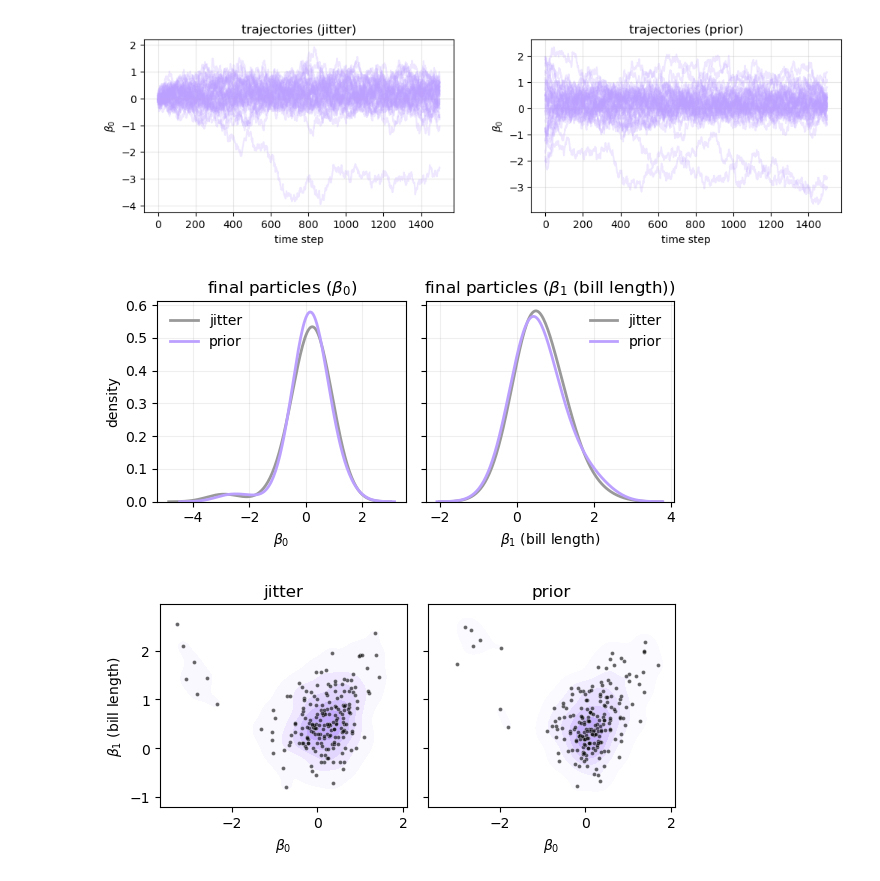
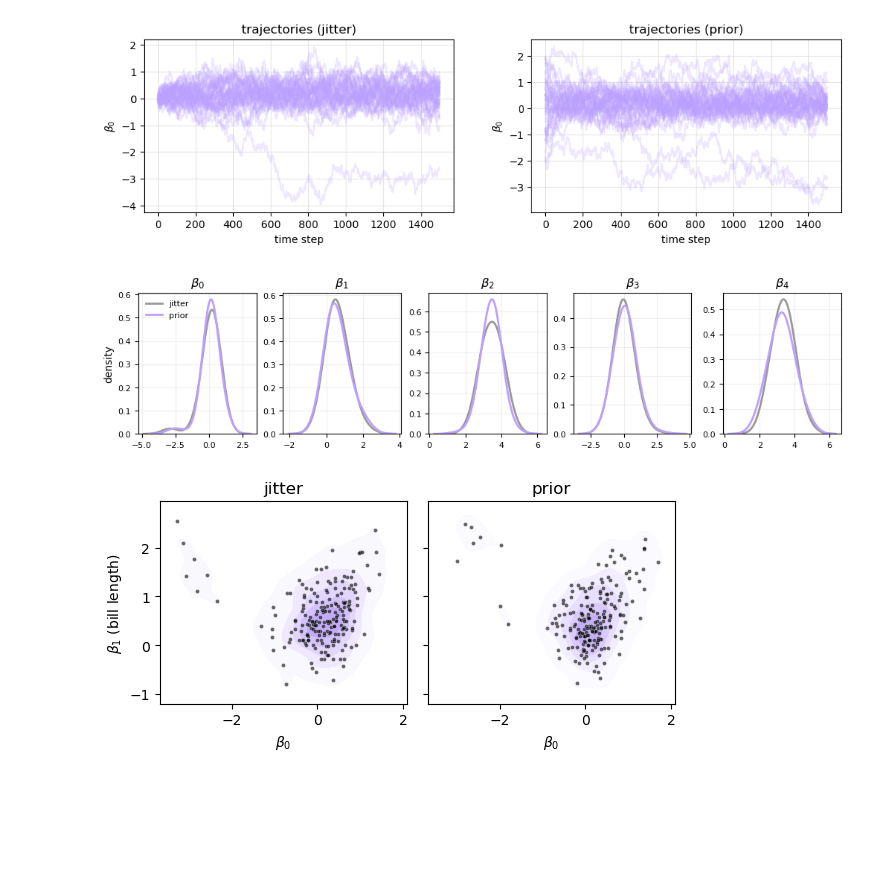
Before and after one commit to pymc-devs/pymc-prop, a Jupyter notebook: examples/init_sensitivity_penguins.ipynb, the cells around one changed output. Drawn from its saved outputs; the diff is of its cells as text; code cells hidden in the pictures; blank space fills up the shorter version.

Commit message:
plotting all params

```diff
--- a/examples/init_sensitivity_penguins.ipynb
+++ b/examples/init_sensitivity_penguins.ipynb
@@ -109,6 +109,9 @@ summary
 | 10 | jitter | 0 | 0.01 | 0.192711 | 1.732423 |
 | 11 | jitter | 0 | 0.50 | 1.442504 | 1.761785 |
 # %%
+BETA_LABELS = [r"$\beta_0$", r"$\beta_1$", r"$\beta_2$", r"$\beta_3$", r"$\beta_4$"]
+
+
 def finals_for(init, jitter=JITTER):
     return np.concatenate(
         [r["final"] for r in records if r["init"] == init and r["jitter"] == jitter],
@@ -183,25 +186,25 @@ plt.show()
 # %% [output]
 [figure]
 # %%
-fig, axes = plt.subplots(1, 2, figsize=(6, 3), sharey=True)
-labels = [r"$\beta_0$", r"$\beta_1$ (bill length)"]
-for ax, dim, xlab in zip(axes, [0, 1], labels):
-    for init, color in [("jitter", COLOR_DATA), ("prior", COLOR_PRO)]:
+fig, axes = plt.subplots(1, 5, figsize=(10, 2.4), layout="constrained")
+inits = [("jitter", COLOR_DATA), ("prior", COLOR_PRO)]
+for dim, (ax, xlab) in enumerate(zip(axes, BETA_LABELS)):
+    for init, color in inits:
         sns.kdeplot(
             x=finals_for(init)[:, dim],
             ax=ax,
             color=color,
             linewidth=2,
             bw_adjust=BW_ADJUST_1D,
             label=init,
         )
-    ax.set(title=f"final particles ({xlab})", xlabel=xlab, ylabel="density")
-    ax.legend(frameon=False)
+    ax.set(title=xlab, xlabel="", ylabel="density" if dim == 0 else "")
     ax.grid(alpha=0.2)
-plt.tight_layout()
+    ax.tick_params(labelsize=8)
+axes[0].legend(frameon=False, fontsize=8)
 plt.show()
 # %% [output]
-[figure, old version]
+[figure, new version]
 # %%
 all_pts = np.vstack([finals_for("jitter")[:, :2], finals_for("prior")[:, :2]])
 xlim, ylim = beta_limits([all_pts])
```
